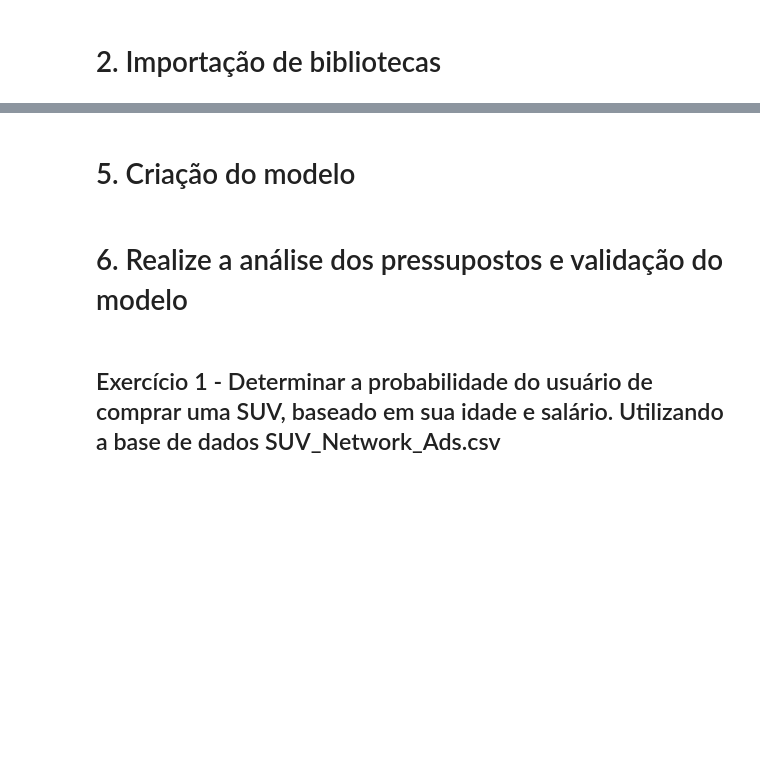
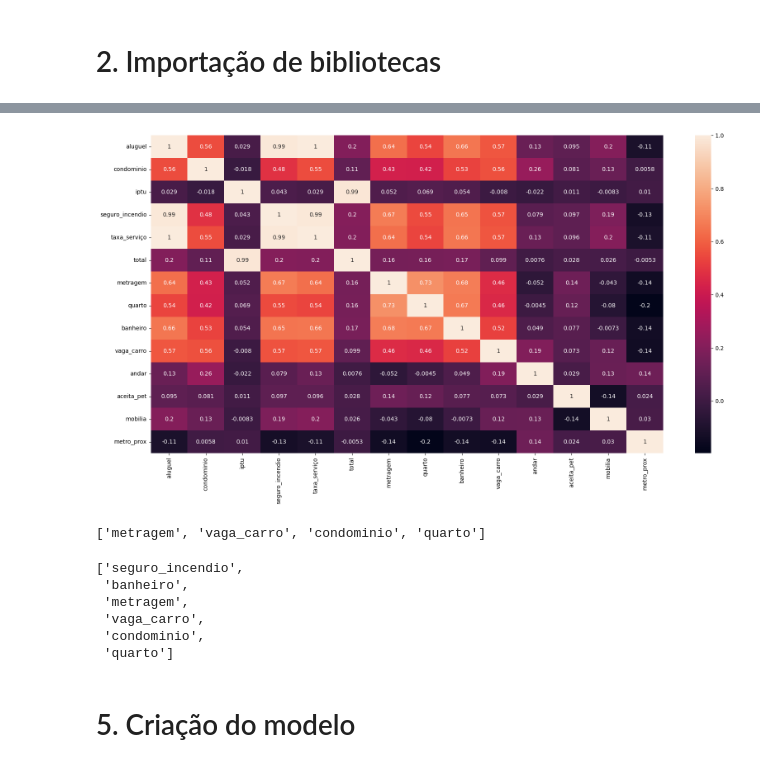
Before and after one commit to VitorFRodrigues/PUCMinas_DataScience, a Jupyter notebook: 03-Tec_Amostragem_Mod_regressao/Exercicios/TrabalhoFinal/TrabalhoFinal.ipynb, the cells around one changed output, grey strips where cells are left out. Cells and saved outputs as stored; diff of their text form; code cells hidden in the pictures; blank space fills up the shorter version.

```diff
--- a/03-Tec_Amostragem_Mod_regressao/Exercicios/TrabalhoFinal/TrabalhoFinal.ipynb
+++ b/03-Tec_Amostragem_Mod_regressao/Exercicios/TrabalhoFinal/TrabalhoFinal.ipynb
@@ -90,6 +156,29 @@ dados.info()
+# %%
+# Mapa de correlação
+plt.figure(figsize=(20,10))
+corr = dados[dados.describe().columns].corr()
+sns.heatmap(corr, annot=True)
+plt.show()
+# %% [output]
+[figure, added]
+# %%
+filtro_correlacao_max = 0.7
+filtro_correlacao_min = 0.3
+lista_selecionada_1 = corr['aluguel'][(corr['aluguel'].abs() > filtro_correlacao_min) & (corr['aluguel'].abs() < filtro_correlacao_max)].sort_values(ascending=False).index.to_list()[1:]
+lista_selecionada_1
+# %% [output]
+['metragem', 'vaga_carro', 'condominio', 'quarto']
+# %%
+filtro_correlacao_max = 1
+filtro_correlacao_min = 0.3
+lista_selecionada_2 = corr['aluguel'][(corr['aluguel'].abs() > filtro_correlacao_min) & (corr['aluguel'].abs() < filtro_correlacao_max)].sort_values(ascending=False).index.to_list()[1:]
+lista_selecionada_2
+# %% [output]
+['seguro_incendio',
+ 'banheiro',
+ 'metragem',
+ 'vaga_carro',
+ 'condominio',
+ 'quarto']
 # %% [markdown]
 # 5. Criação do modelo
-# %% [markdown]
-# 6. Realize a análise dos pressupostos e validação do modelo
-# %% [markdown]
-## Exercício 1 - Determinar a probabilidade do usuário de comprar uma SUV, baseado em sua idade e salário. Utilizando a base de dados  SUV_Network_Ads.csv
```
Also changed, not shown: parts of 141 cells of this notebook.
